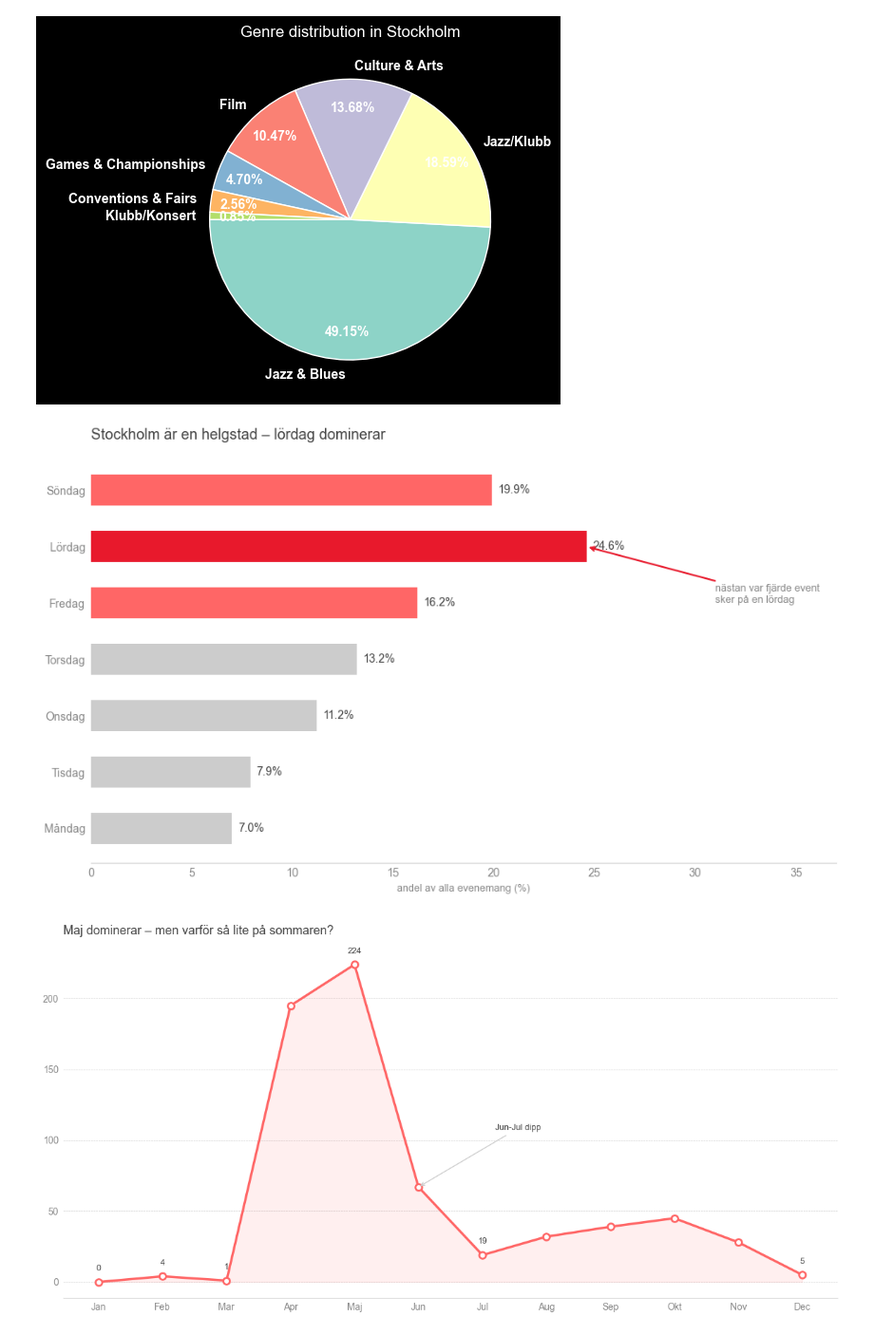
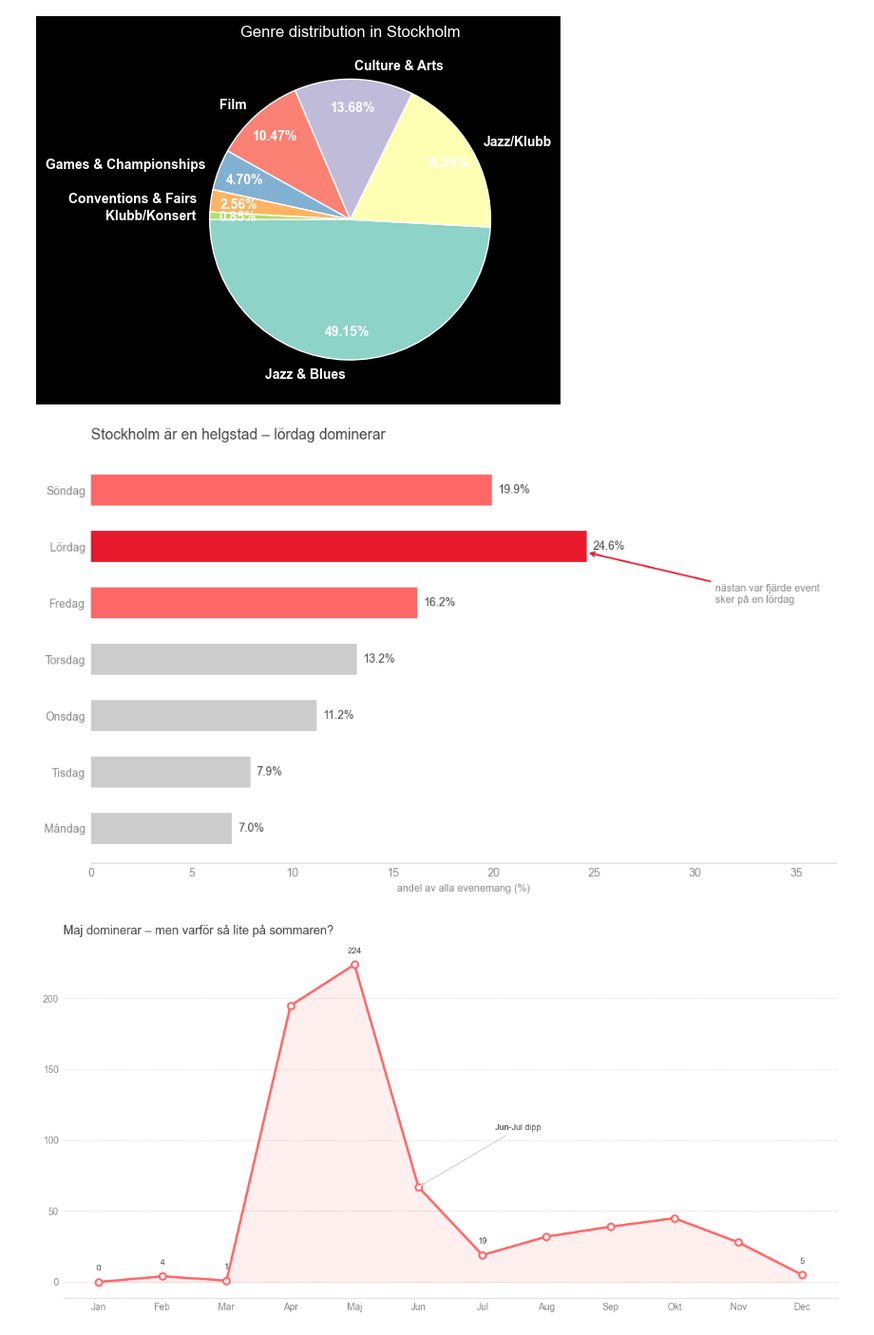
Before and after one commit to LisaYllander92/Visualization_project, a Jupyter notebook: eda/eda_rickard.ipynb, the cells around one changed output. Shown at 95% size. Saved outputs shown, nothing was run; the diff lists cells and outputs as text; code cells hidden in the pictures.

Commit message:
refactor: lowered xy from 5.0 to 4.9 in graph

```diff
--- a/eda/eda_rickard.ipynb
+++ b/eda/eda_rickard.ipynb
@@ -247,35 +247,35 @@ for bar, val in zip(bars, pct.values):
     ax.text(bar.get_width() + 0.3, bar.get_y() + bar.get_height()/2,
             f'{val}%', va='center', ha='left', color=GRAY_3, fontsize=10)
 
 ax.spines[['top', 'right', 'left']].set_visible(False)
 ax.spines['bottom'].set_color(GRAY_1)
 ax.tick_params(colors=GRAY_2, labelsize=10, length=0, pad=5)
 ax.set_xlabel('andel av alla evenemang (%)', color=GRAY_2, fontsize=9)
 ax.set_ylabel('')
 ax.set_xlim(0, 37)
 
 ax.set_title(
     'Stockholm är en helgstad – lördag dominerar',
     loc='left',
     color=GRAY_3,
     fontsize=13,
     pad=15
 )
 
 # Lördag är index 5 i day_labels (y-position = 5)
 ax.annotate(
     text='nästan var fjärde event\nsker på en lördag',
-    xy=(pct['Saturday'], 5),
+    xy=(pct['Saturday'], 4.9),
     xytext=(31, 4.0),
     color=GRAY_2,
     fontsize=9,
     arrowprops=dict(arrowstyle='->', color=HIGHLIGHT, lw=1.5)
 )
 
 fig.tight_layout()
 fig.savefig('data_images/storytelling_weekend-activity.png', dpi=250, bbox_inches='tight', facecolor=BAKGRUND)
 # %% [output]
-[figure, old version]
+[figure, new version]
 # %%
 import pandas as pd
 import matplotlib.pyplot as plt
```
Also changed, not shown: 1 other file.
